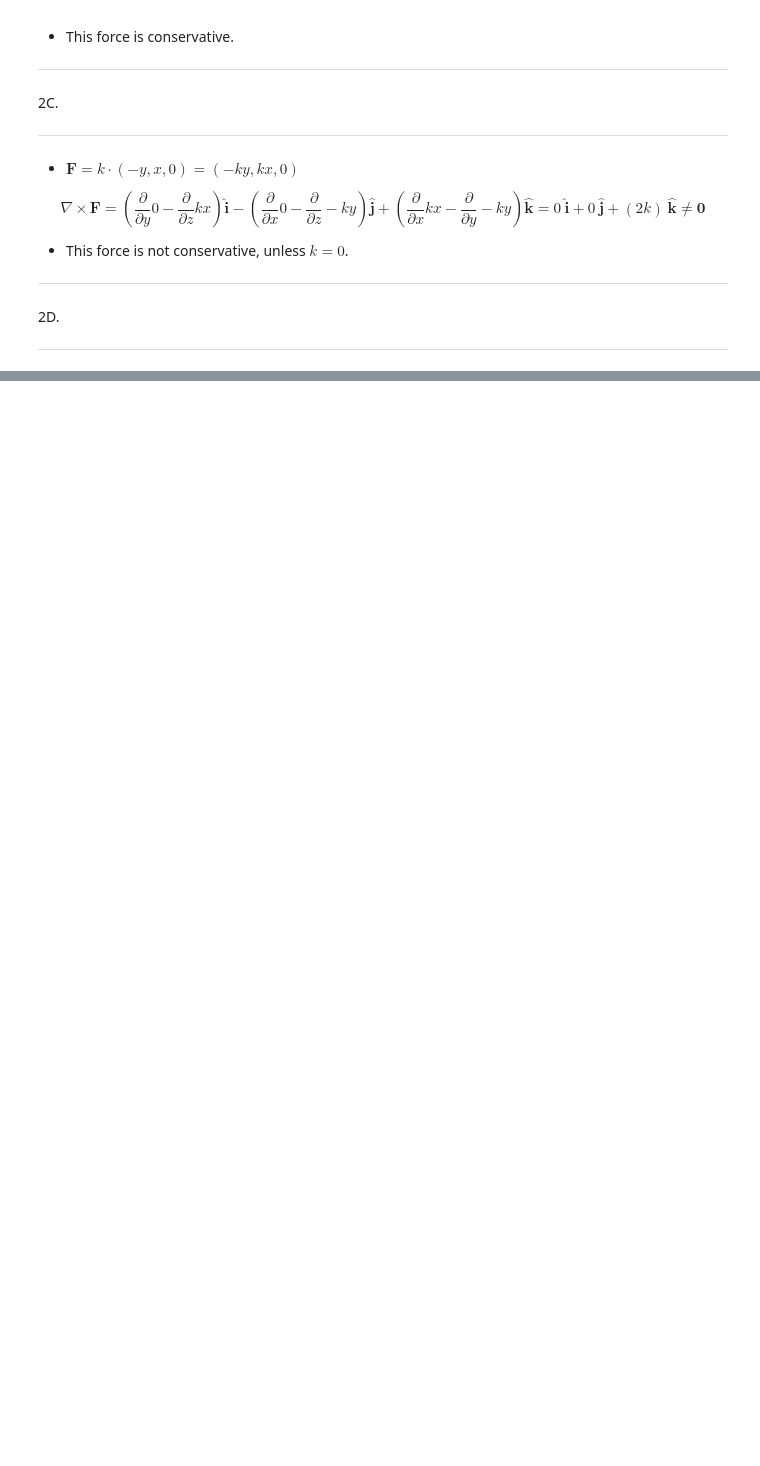
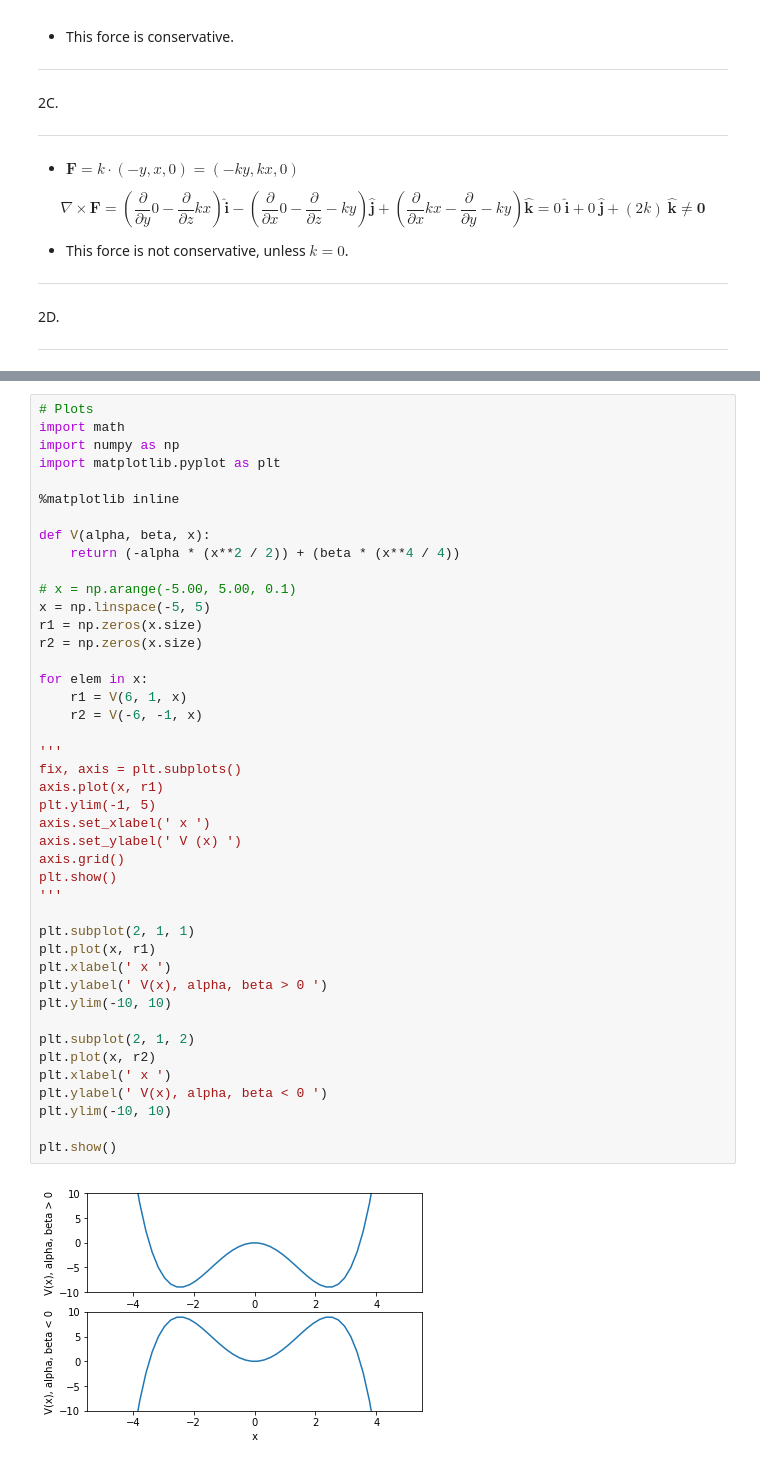
Before and after one commit to dravinflores/PHY321-Homework, a Jupyter notebook: Homework6.ipynb, the cells around one changed output, grey strips where cells are left out. Drawn from its saved outputs; the diff is of its cells as text; blank space fills up the shorter version.

```diff
--- a/Homework6.ipynb
+++ b/Homework6.ipynb
@@ -114,0 +123,45 @@ import matplotlib.pyplot as plt
+# %%
+# Plots
+import math
+import numpy as np
+import matplotlib.pyplot as plt
+
+%matplotlib inline
+
+def V(alpha, beta, x):
+    return (-alpha * (x**2 / 2)) + (beta * (x**4 / 4))
+
+# x = np.arange(-5.00, 5.00, 0.1)
+x = np.linspace(-5, 5)
+r1 = np.zeros(x.size)
+r2 = np.zeros(x.size)
+
+for elem in x:
+    r1 = V(6, 1, x)
+    r2 = V(-6, -1, x)
+
+'''
+fix, axis = plt.subplots()
+axis.plot(x, r1)
+plt.ylim(-1, 5)
+axis.set_xlabel(' x ')
+axis.set_ylabel(' V (x) ')
+axis.grid()
+plt.show()
+'''
+
+plt.subplot(2, 1, 1)
+plt.plot(x, r1)
+plt.xlabel(' x ')
+plt.ylabel(' V(x), alpha, beta > 0 ')
+plt.ylim(-10, 10)
+
+plt.subplot(2, 1, 2)
+plt.plot(x, r2)
+plt.xlabel(' x ')
+plt.ylabel(' V(x), alpha, beta < 0 ')
+plt.ylim(-10, 10)
+
+plt.show()
+# %% [output]
+[figure, added]
```
Also changed, not shown: parts of 9 cells of this notebook.
